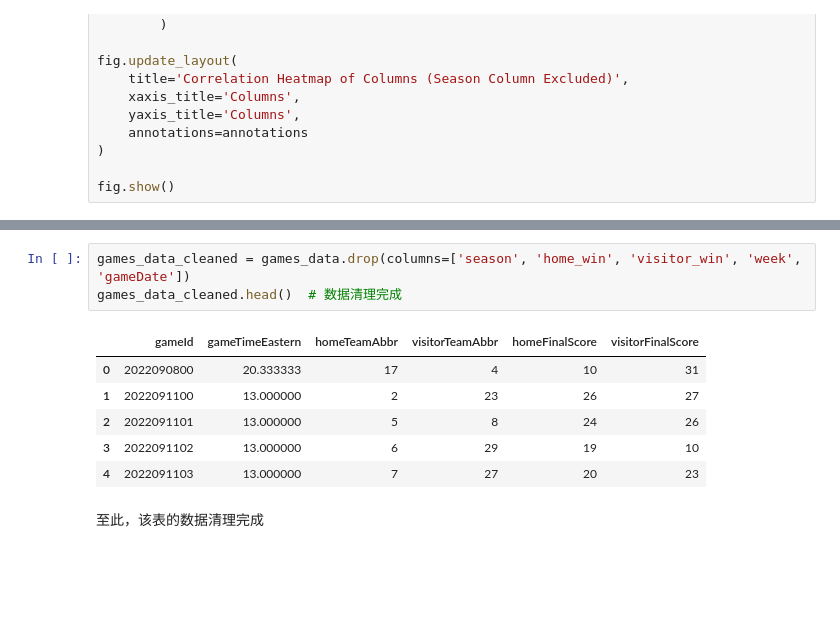
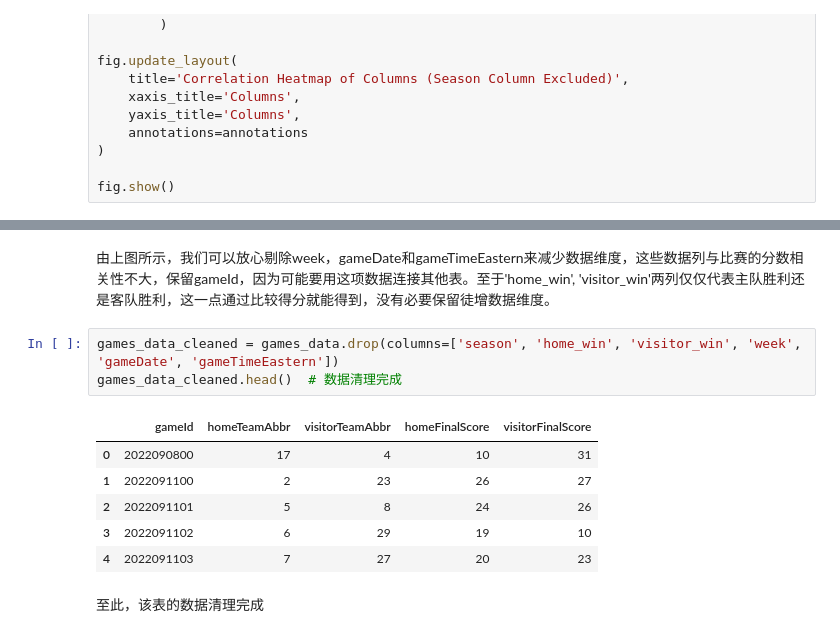
Before and after one commit to doctorzu/2024NFL-JNU, a Jupyter notebook: Code/Analysis/test.ipynb, the cells around one changed output, grey strips where cells are left out. Saved outputs shown, nothing was run; the diff lists cells and outputs as text; blank space fills up the shorter version.

```diff
--- a/Code/Analysis/test.ipynb
+++ b/Code/Analysis/test.ipynb
@@ -396,13 +430,15 @@ fig.show()
+# %% [markdown]
+由上图所示，我们可以放心剔除week，gameDate和gameTimeEastern来减少数据维度，这些数据列与比赛的分数相关性不大，保留gameId，因为可能要用这项数据连接其他表。至于'home_win', 'visitor_win'两列仅仅代表主队胜利还是客队胜利，这一点通过比较得分就能得到，没有必要保留徒增数据维度。
 # %%
-games_data_cleaned = games_data.drop(columns=['season', 'home_win', 'visitor_win', 'week', 'gameDate'])
+games_data_cleaned = games_data.drop(columns=['season', 'home_win', 'visitor_win', 'week', 'gameDate', 'gameTimeEastern'])
 games_data_cleaned.head()  # 数据清理完成
 # %% [output]
-|  | gameId | gameTimeEastern | homeTeamAbbr | visitorTeamAbbr | homeFinalScore | visitorFinalScore |
-| 0 | 2022090800 | 20.333333 | 17 | 4 | 10 | 31 |
-| 1 | 2022091100 | 13.000000 | 2 | 23 | 26 | 27 |
-| 2 | 2022091101 | 13.000000 | 5 | 8 | 24 | 26 |
-| 3 | 2022091102 | 13.000000 | 6 | 29 | 19 | 10 |
-| 4 | 2022091103 | 13.000000 | 7 | 27 | 20 | 23 |
+|  | gameId | homeTeamAbbr | visitorTeamAbbr | homeFinalScore | visitorFinalScore |
+| 0 | 2022090800 | 17 | 4 | 10 | 31 |
+| 1 | 2022091100 | 2 | 23 | 26 | 27 |
+| 2 | 2022091101 | 5 | 8 | 24 | 26 |
+| 3 | 2022091102 | 6 | 29 | 19 | 10 |
+| 4 | 2022091103 | 7 | 27 | 20 | 23 |
 # %% [markdown]
 至此，该表的数据清理完成
 # %% [markdown]
```
Also changed, not shown: parts of 76 cells of this notebook, 2 other files.
